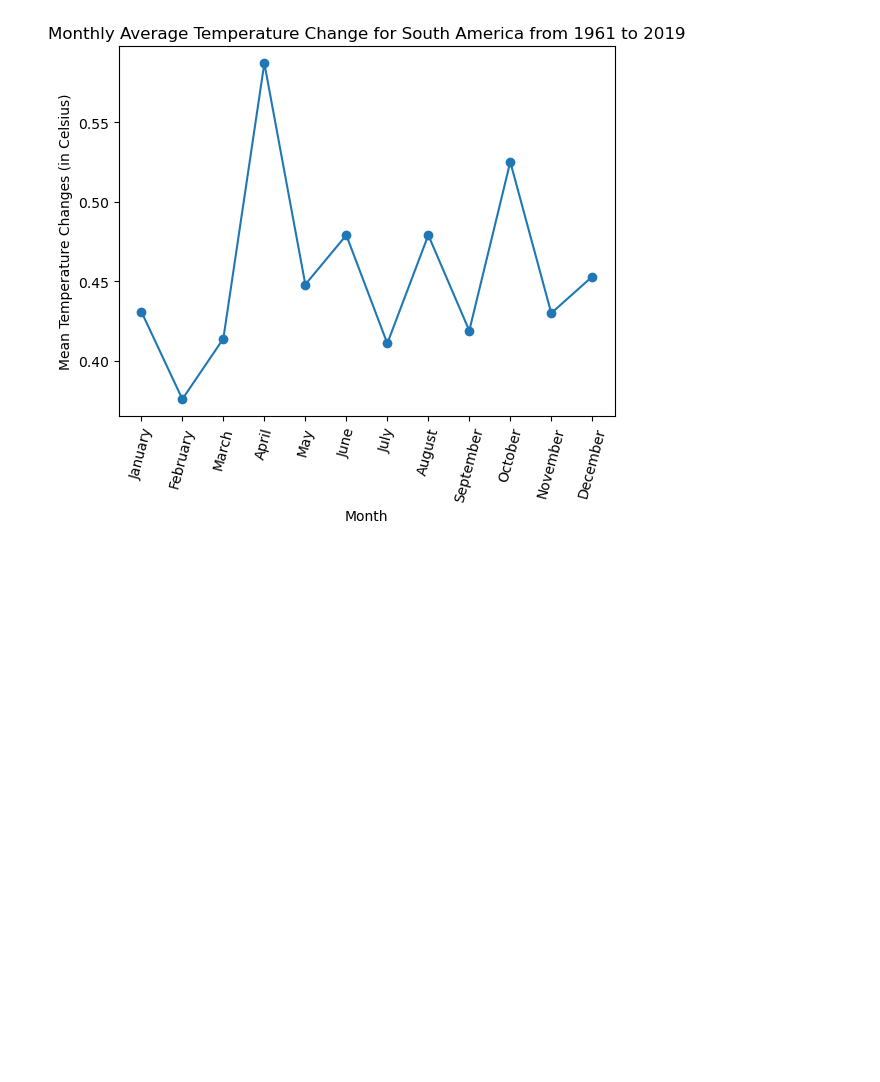
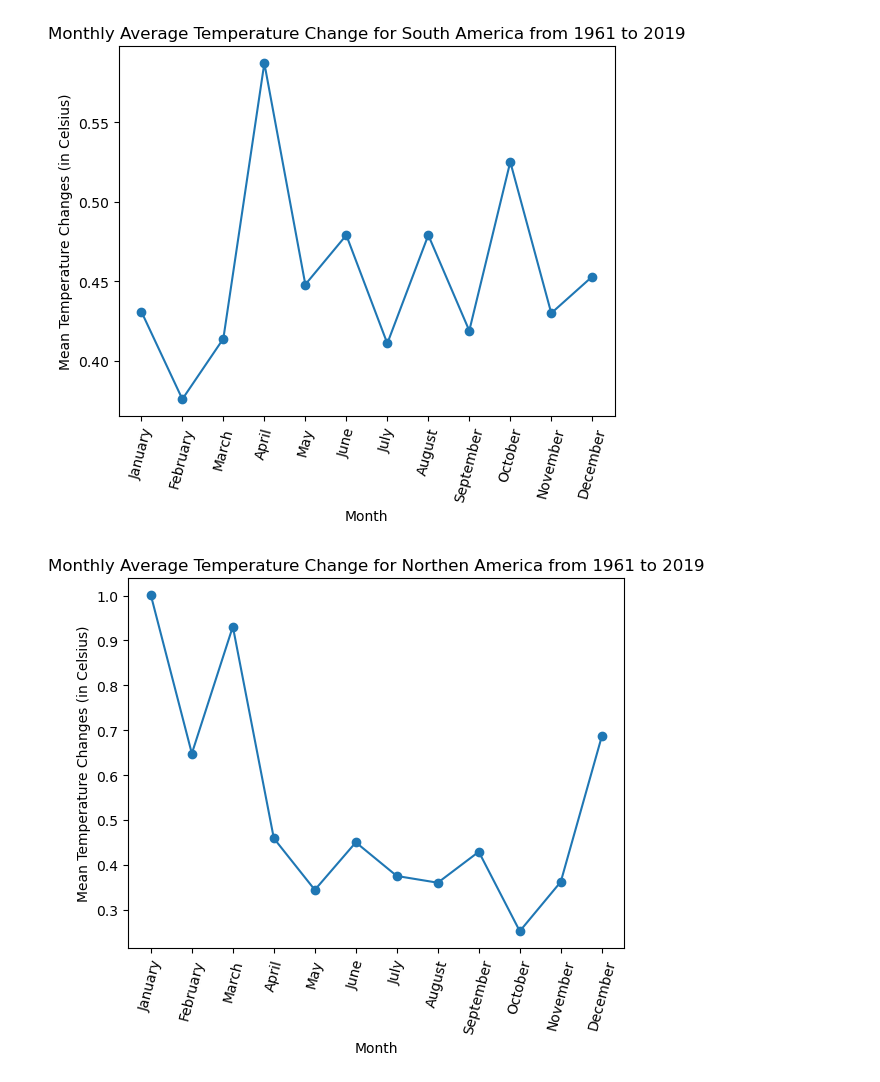
Before and after one commit to Tmoht1015/2Group-Project-All-Stars, a Jupyter notebook: NSAmericaTemps.ipynb, the cells around one changed output. Saved outputs shown, nothing was run; the diff lists cells and outputs as text; code cells hidden in the pictures; blank space fills up the shorter version.

Commit message:
Add files via upload
added North America Mean Temp Plot

```diff
--- a/NSAmericaTemps.ipynb
+++ b/NSAmericaTemps.ipynb
@@ -117,3 +118,19 @@ plt.xticks(tick_locations, ["January","February","March","April","May","June",
 plt.show()
 # %% [output]
 [figure]
+# %%
+y = m_data_na1.loc['YearSpanAvg',:]
+x = range(len(y))
+
+
+plt.plot(x,y, marker="o")
+plt.xlabel('Month')
+plt.ylabel("Mean Temperature Changes (in Celsius)")
+plt.title("Monthly Average Temperature Change for Northen America from 1961 to 2019")
+
+tick_locations = [value for value in x]
+plt.xticks(tick_locations, ["January","February","March","April","May","June",
+                            "July", "August", "September", "October", "November", "December"], rotation = 75)
+plt.show()
+# %% [output]
+[figure, added]
```
Also changed, not shown: parts of 1 cell of this notebook.
